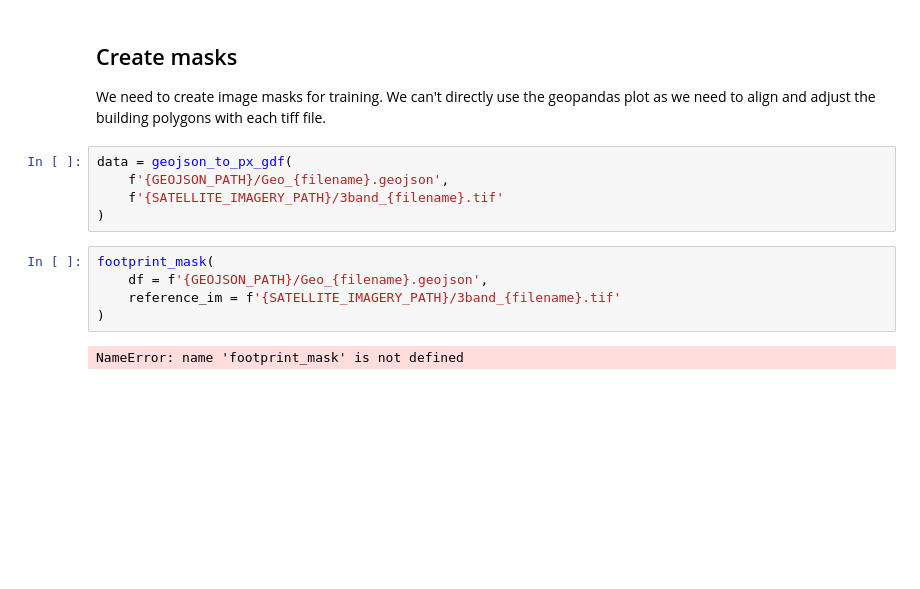
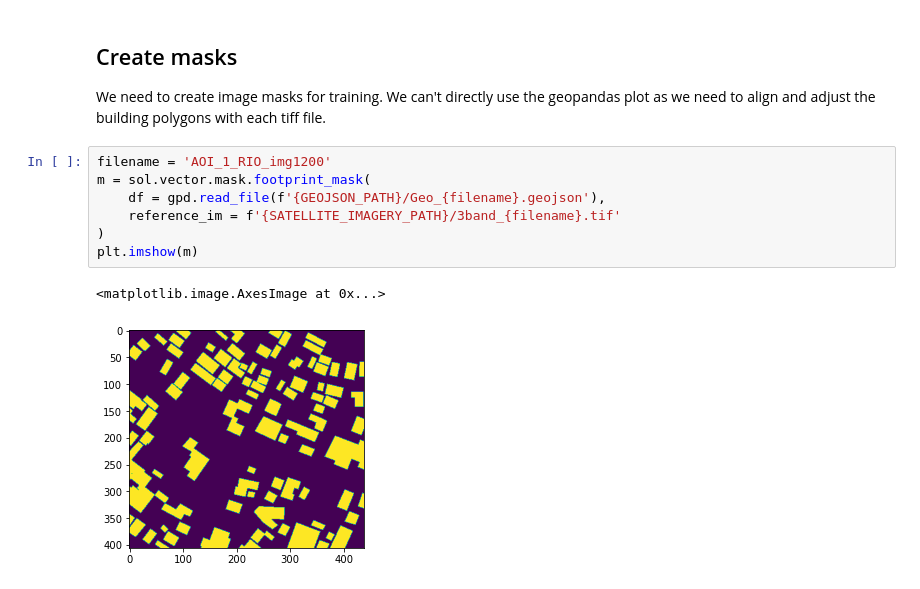
Before and after one commit to ThinkOcean-India-Research/asdi-hackathon, a Jupyter notebook: building-detection/create_masks.ipynb, the cells around one changed output. Drawn from its saved outputs; the diff is of its cells as text; blank space fills up the shorter version.

```diff
--- a/building-detection/create_masks.ipynb
+++ b/building-detection/create_masks.ipynb
@@ -97,14 +89,12 @@ min: 0, max: 255
 ## Create masks
 We need to create image masks for training. We can't directly use the geopandas plot as we need to align and adjust the building polygons with each tiff file.
 # %%
-data = geojson_to_px_gdf(
-    f'{GEOJSON_PATH}/Geo_{filename}.geojson',
-    f'{SATELLITE_IMAGERY_PATH}/3band_{filename}.tif'
+filename = 'AOI_1_RIO_img1200'
+m = sol.vector.mask.footprint_mask(
+    df = gpd.read_file(f'{GEOJSON_PATH}/Geo_{filename}.geojson'),
+    reference_im = f'{SATELLITE_IMAGERY_PATH}/3band_{filename}.tif'
 )
+plt.imshow(m)
+# %% [output]
+<matplotlib.image.AxesImage at 0x...>
+[figure, added]
-# %%
-footprint_mask(
-    df = f'{GEOJSON_PATH}/Geo_{filename}.geojson',
-    reference_im = f'{SATELLITE_IMAGERY_PATH}/3band_{filename}.tif'
-)
-# %% [output]
-NameError: name 'footprint_mask' is not defined
```
Also changed, not shown: parts of 5 cells of this notebook, 2 other files.
